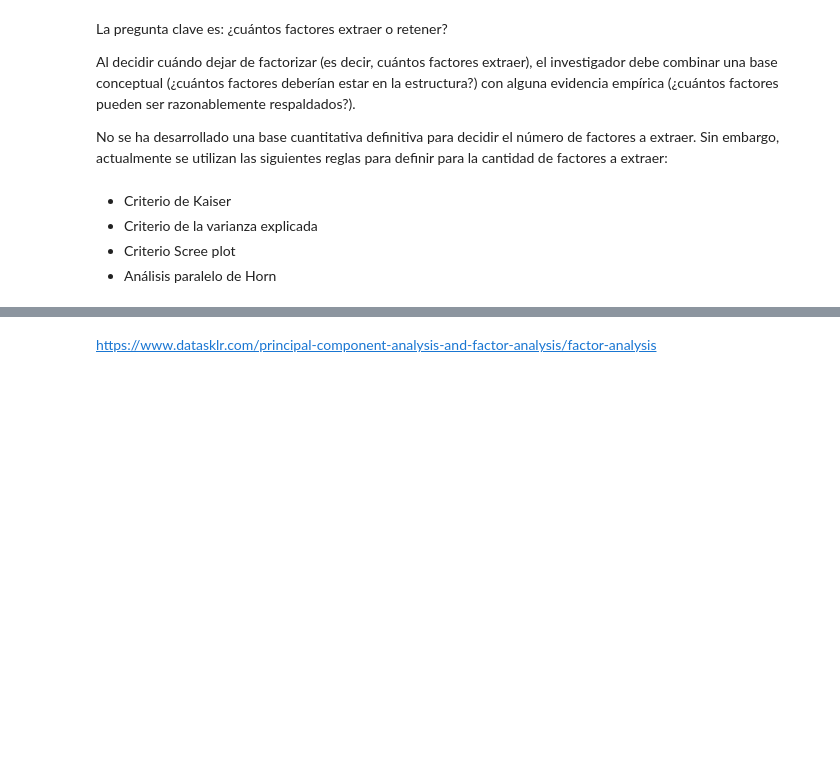
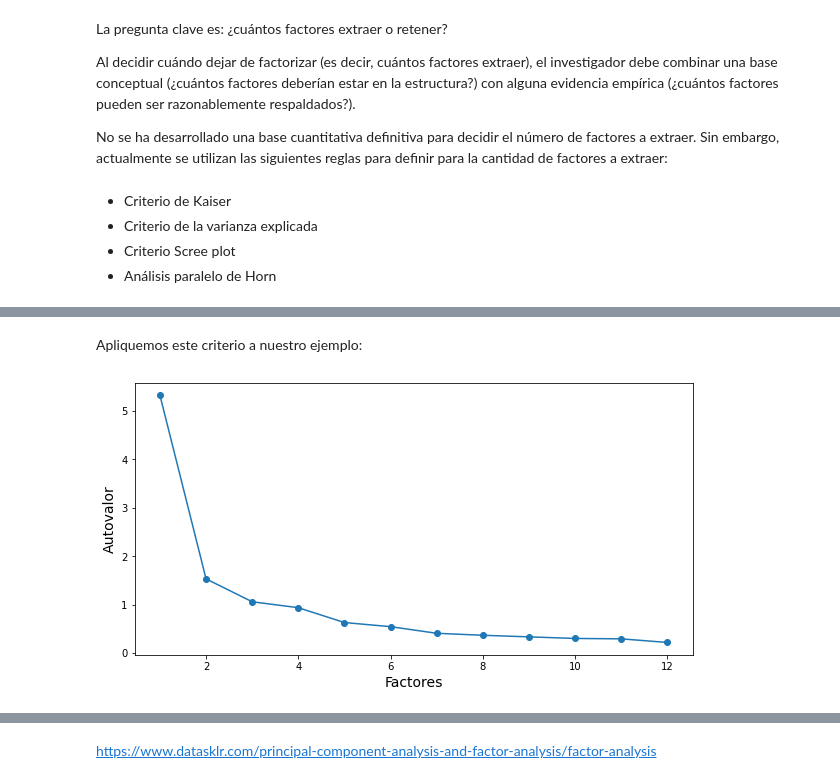
Before and after one commit to renatoparedes/EstadisticaYPsicologiaMatematica, a Jupyter notebook: AFE/AnalisisFactorialExploratorio.ipynb, the cells around one changed output, grey strips where cells are left out. Saved outputs shown, nothing was run; the diff lists cells and outputs as text; code cells hidden in the pictures; blank space fills up the shorter version.

```diff
--- a/AFE/AnalisisFactorialExploratorio.ipynb
+++ b/AFE/AnalisisFactorialExploratorio.ipynb
@@ -181,0 +182,9 @@ No se ha desarrollado una base cuantitativa definitiva para decidir el número d
+# %%
+from factor_analyzer import FactorAnalyzer
+
+fa = FactorAnalyzer(n_factors=12,rotation=None)
+fa.fit(scaled_df)
+original_eigen_values, common_factor_eigen_values = fa.get_eigenvalues()
+
+print("Autovalores PCA: ",original_eigen_values)
+print("Autovalores AFC: ",common_factor_eigen_values)
@@ -181,0 +230,13 @@ No se ha desarrollado una base cuantitativa definitiva para decidir el número d
+# %% [markdown]
+Apliquemos este criterio a nuestro ejemplo:
+# %%
+import matplotlib.pyplot as plt
+import numpy as np
+
+plt.figure(figsize=(10,5))
+plt.scatter(np.arange(original_eigen_values.size)+1,original_eigen_values)
+plt.plot(np.arange(original_eigen_values.size)+1,original_eigen_values)
+plt.xlabel('Factores',size=14);
+plt.ylabel('Autovalor',size=14);
+# %% [output]
+[figure, added]
```
Also changed, not shown: parts of 19 cells of this notebook, 1 other file.
